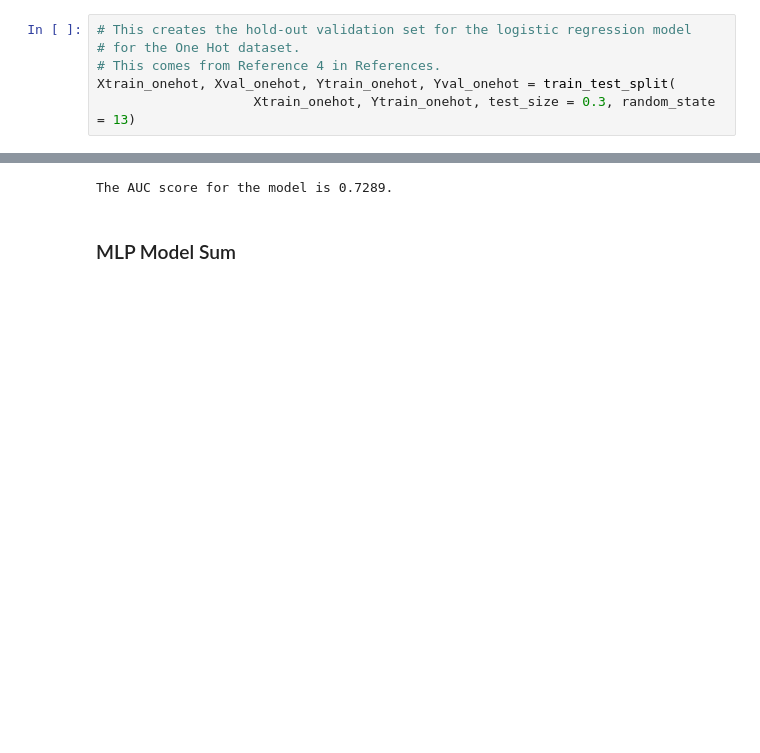
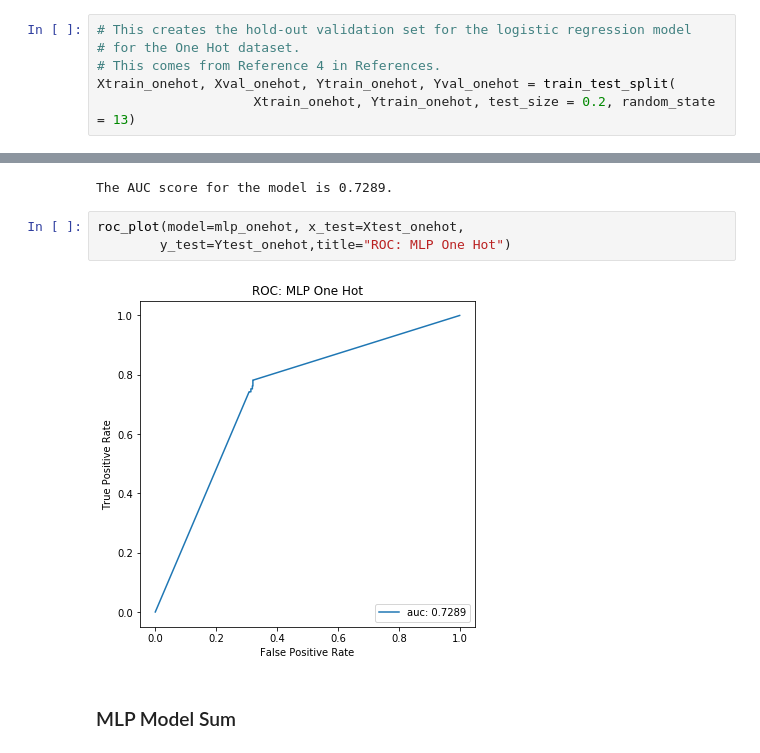
Before and after one commit to brian-campbell-said-mba18/predicting_bankruptcy, a Jupyter notebook: bankruptcy-model.ipynb, the cells around one changed output, grey strips where cells are left out. Saved outputs shown, nothing was run; the diff lists cells and outputs as text; blank space fills up the shorter version.

```diff
--- a/bankruptcy-model.ipynb
+++ b/bankruptcy-model.ipynb
@@ -180,7 +179,7 @@ Ytest_onehot = Ytest_onehot.ravel()
 # for the One Hot dataset.
 # This comes from Reference 4 in References.
 Xtrain_onehot, Xval_onehot, Ytrain_onehot, Yval_onehot = train_test_split(
-                    Xtrain_onehot, Ytrain_onehot, test_size = 0.3, random_state = 13)
+                    Xtrain_onehot, Ytrain_onehot, test_size = 0.2, random_state = 13)
 # %%
 # This creates the logistic regression model for the One Hot Dataset.
 log_onehot = LogisticRegression(penalty='l2', max_iter=1000)
@@ -544,6 +589,11 @@ ROC_mlp_onehot = roc_auc_score(Ytest_onehot, Ypred_onehot)
 print("The AUC score for the model is %.4f." % ROC_mlp_onehot)
 # %% [output]
 The AUC score for the model is 0.7289.
+# %%
+roc_plot(model=mlp_onehot, x_test=Xtest_onehot,
+        y_test=Ytest_onehot,title="ROC: MLP One Hot")
+# %% [output]
+[figure, added]
 # %% [markdown]
 ### MLP Model Sum
 # %%
```
Also changed, not shown: parts of 18 cells of this notebook.
